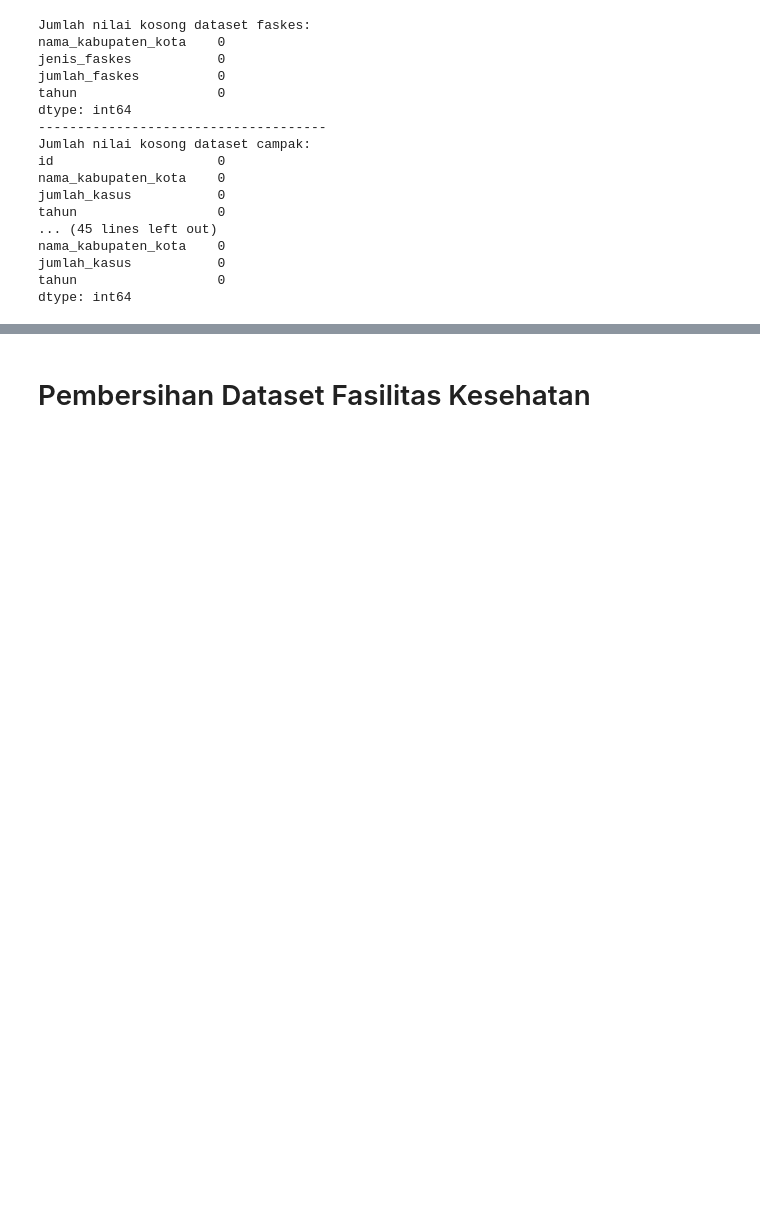
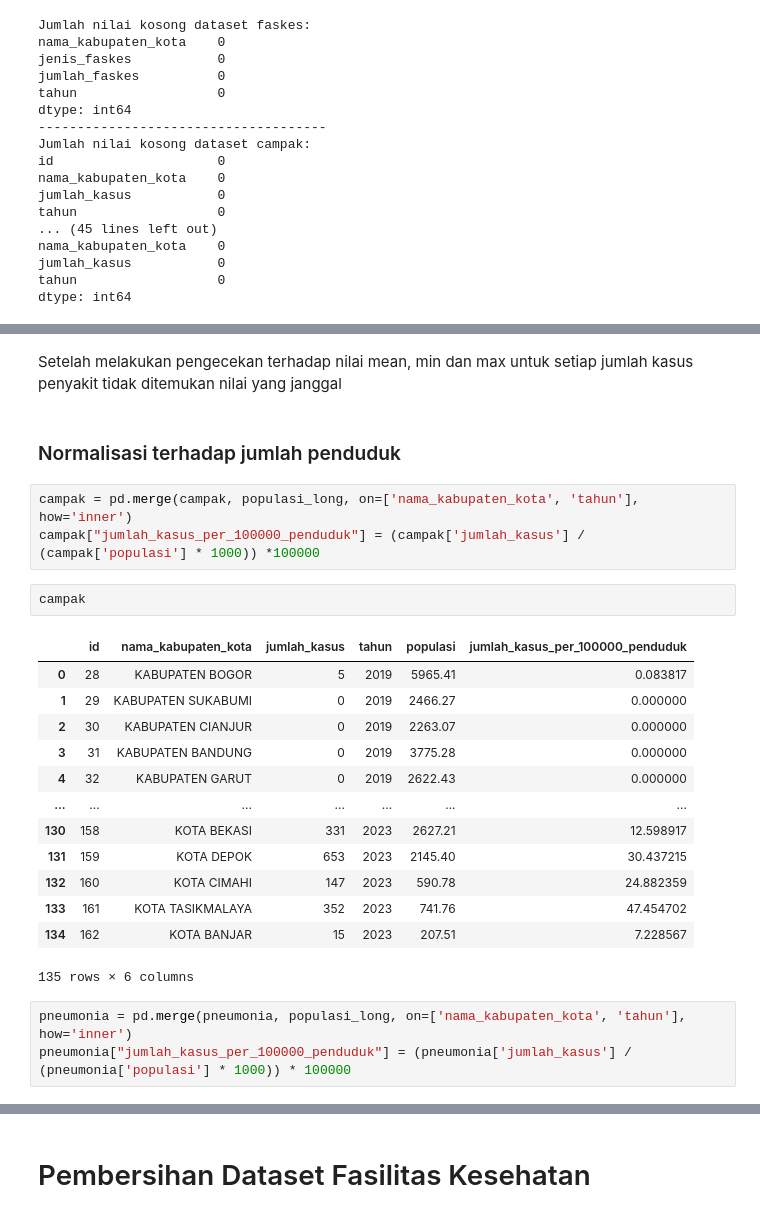
Before and after one commit to EIGHISTADWIPUTRA/Data_Mining_Tugas_1_Kel-1_C-1, a Jupyter notebook: Data_Mining_1.ipynb, the cells around one changed output, grey strips where cells are left out. Drawn from its saved outputs; the diff is of its cells as text; blank space fills up the shorter version.

```diff
--- a/Data_Mining_1.ipynb
+++ b/Data_Mining_1.ipynb
@@ -673,0 +735,26 @@ Setelah melakukan pengecekan terhadap nilai mean, min dan max untuk setiap jumla
+# %% [markdown]
+Setelah melakukan pengecekan terhadap nilai mean, min dan max untuk setiap jumlah kasus penyakit tidak ditemukan nilai yang janggal
+# %% [markdown]
+### Normalisasi terhadap jumlah penduduk
+# %%
+campak = pd.merge(campak, populasi_long, on=['nama_kabupaten_kota', 'tahun'], how='inner')
+campak["jumlah_kasus_per_100000_penduduk"] = (campak['jumlah_kasus'] / (campak['populasi'] * 1000)) *100000
+# %%
+campak
+# %% [output]
+|  | id | nama_kabupaten_kota | jumlah_kasus | tahun | populasi | jumlah_kasus_per_100000_penduduk |
+| 0 | 28 | KABUPATEN BOGOR | 5 | 2019 | 5965.41 | 0.083817 |
+| 1 | 29 | KABUPATEN SUKABUMI | 0 | 2019 | 2466.27 | 0.000000 |
+| 2 | 30 | KABUPATEN CIANJUR | 0 | 2019 | 2263.07 | 0.000000 |
+| 3 | 31 | KABUPATEN BANDUNG | 0 | 2019 | 3775.28 | 0.000000 |
+| 4 | 32 | KABUPATEN GARUT | 0 | 2019 | 2622.43 | 0.000000 |
+| ... | ... | ... | ... | ... | ... | ... |
+| 130 | 158 | KOTA BEKASI | 331 | 2023 | 2627.21 | 12.598917 |
+| 131 | 159 | KOTA DEPOK | 653 | 2023 | 2145.40 | 30.437215 |
+| 132 | 160 | KOTA CIMAHI | 147 | 2023 | 590.78 | 24.882359 |
+| 133 | 161 | KOTA TASIKMALAYA | 352 | 2023 | 741.76 | 47.454702 |
+| 134 | 162 | KOTA BANJAR | 15 | 2023 | 207.51 | 7.228567 |
+135 rows × 6 columns
+# %%
+pneumonia = pd.merge(pneumonia, populasi_long, on=['nama_kabupaten_kota', 'tahun'], how='inner')
+pneumonia["jumlah_kasus_per_100000_penduduk"] = (pneumonia['jumlah_kasus'] / (pneumonia['populasi'] * 1000)) * 100000
```
Also changed, not shown: parts of 102 cells of this notebook, 6 other files.
